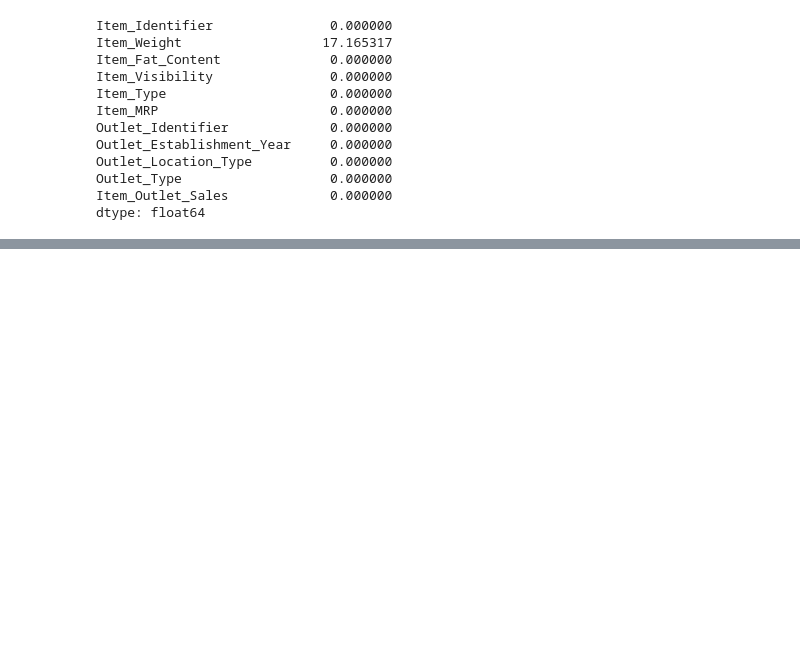
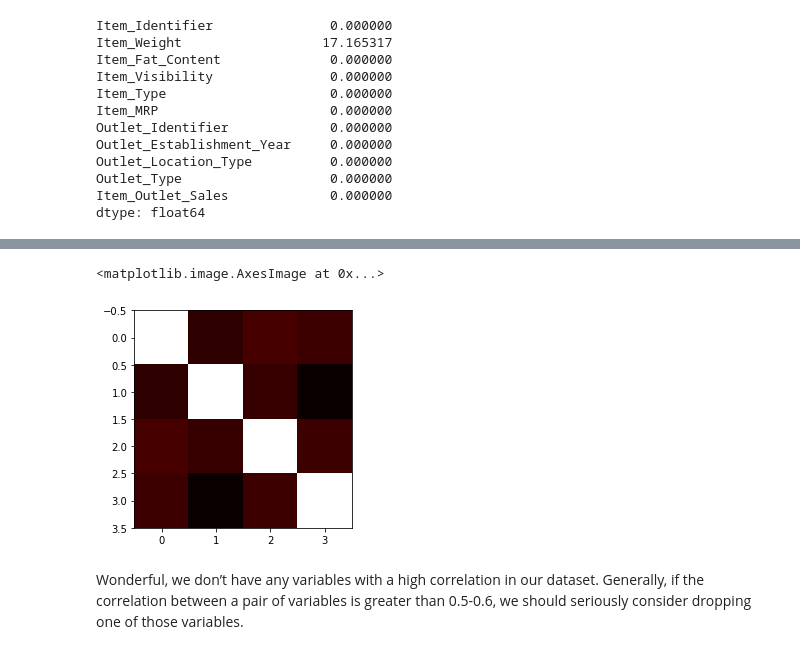
Before and after one commit to rsouza/FGV_Intro_DS, a Jupyter notebook: notebooks/EDA_Dimensionality_Reduction.ipynb, the cells around one changed output, grey strips where cells are left out. Cells and saved outputs as stored; diff of their text form; code cells hidden in the pictures; blank space fills up the shorter version.

```diff
--- a/notebooks/EDA_Dimensionality_Reduction.ipynb
+++ b/notebooks/EDA_Dimensionality_Reduction.ipynb
@@ -153,0 +203,3 @@ dtype: float64
+# %%
+df_train['Item_Weight'].fillna(df_train['Item_Weight'].median(), inplace=True)
+df_train['Outlet_Size'].fillna(df_train['Outlet_Size'].mode()[0], inplace=True)
@@ -153,0 +274,3 @@ dtype: float64
+# %%
+df_train_X = df_train.drop('Item_Outlet_Sales', 1)
+df_train_X.corr()
@@ -153,0 +283,7 @@ dtype: float64
+# %%
+plt.imshow(df_train_X.corr(),cmap='hot',interpolation='nearest')
+# %% [output]
+<matplotlib.image.AxesImage at 0x...>
+[figure, added]
+# %% [markdown]
+Wonderful, we don’t have any variables with a high correlation in our dataset. Generally, if the correlation between a pair of variables is greater than 0.5-0.6, we should seriously consider dropping one of those variables.
```
Also changed, not shown: parts of 27 cells of this notebook, 1 other file.
